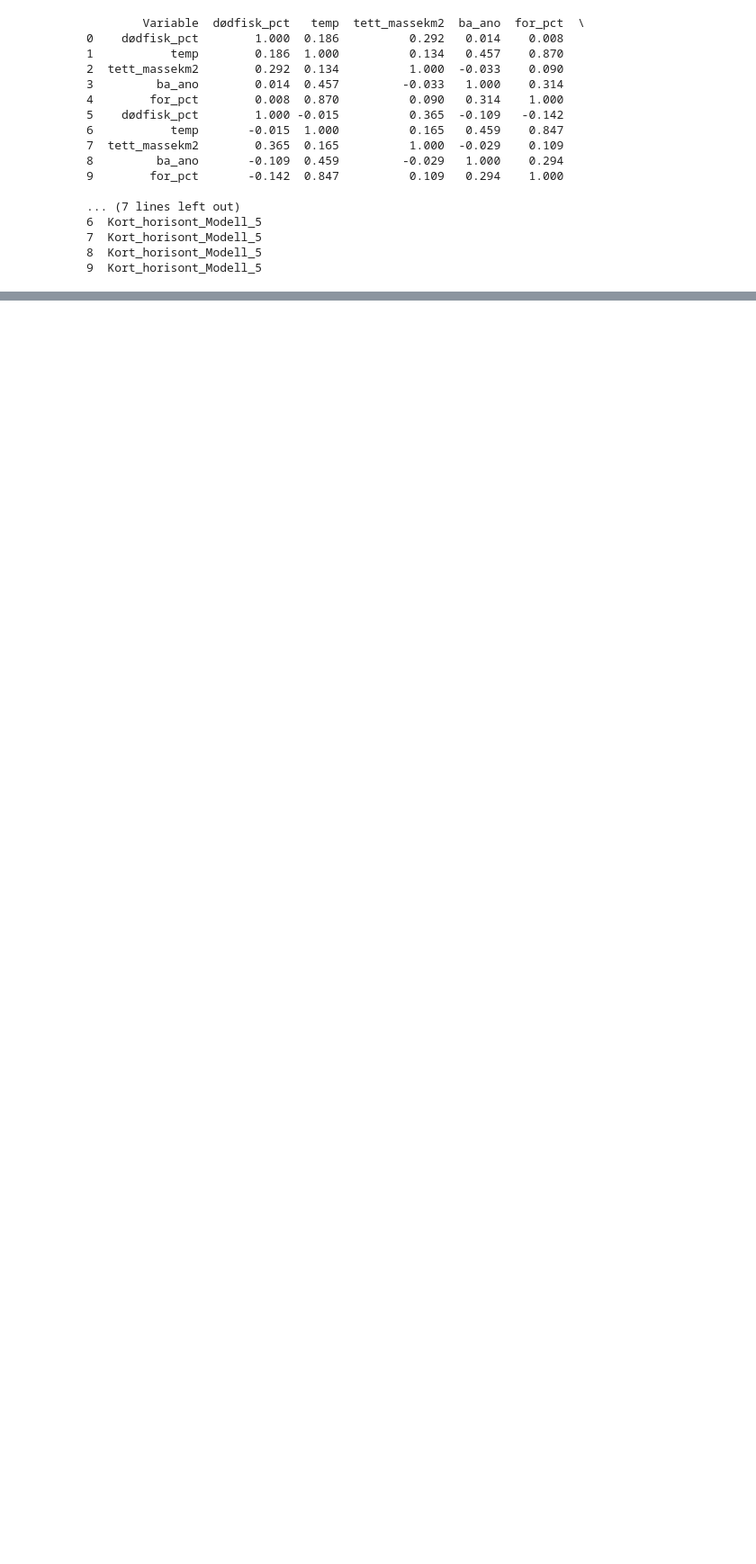
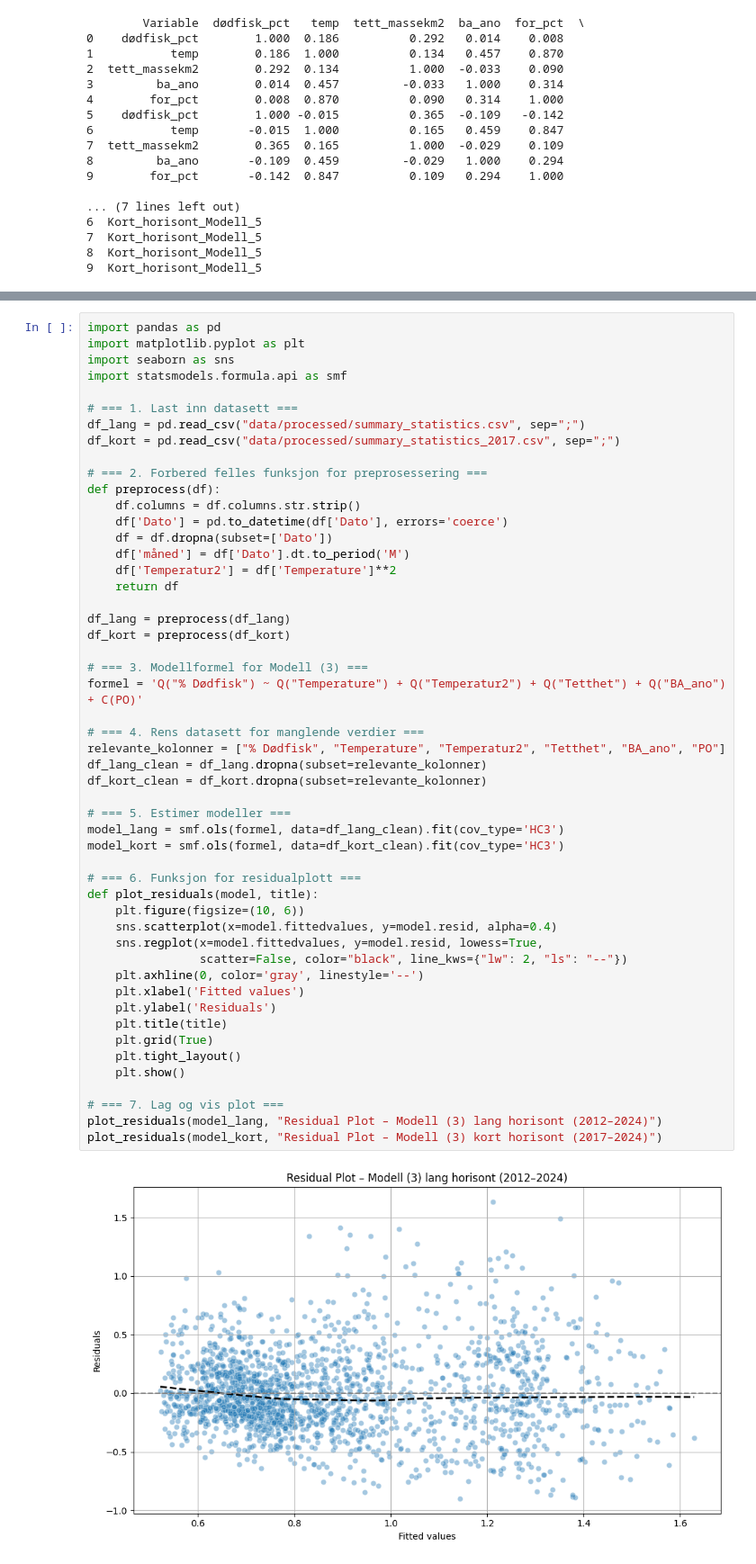
Before and after one commit to kavlikaviar/Bachelor, a Jupyter notebook: Erlend_modell.ipynb, the cells around one changed output, grey strips where cells are left out. Shown at 90% size. Drawn from its saved outputs; the diff is of its cells as text; blank space fills up the shorter version.

```diff
--- a/Erlend_modell.ipynb
+++ b/Erlend_modell.ipynb
@@ -589,0 +783,53 @@ print(combined_df.head(20))
+# %%
+import pandas as pd
+import matplotlib.pyplot as plt
+import seaborn as sns
+import statsmodels.formula.api as smf
+
+# === 1. Last inn datasett ===
+df_lang = pd.read_csv("data/processed/summary_statistics.csv", sep=";")
+df_kort = pd.read_csv("data/processed/summary_statistics_2017.csv", sep=";")
+
+# === 2. Forbered felles funksjon for preprosessering ===
+def preprocess(df):
+    df.columns = df.columns.str.strip()
+    df['Dato'] = pd.to_datetime(df['Dato'], errors='coerce')
+    df = df.dropna(subset=['Dato'])
+    df['måned'] = df['Dato'].dt.to_period('M')
+    df['Temperatur2'] = df['Temperature']**2
+    return df
+
+df_lang = preprocess(df_lang)
+df_kort = preprocess(df_kort)
+
+# === 3. Modellformel for Modell (3) ===
+formel = 'Q("% Dødfisk") ~ Q("Temperature") + Q("Temperatur2") + Q("Tetthet") + Q("BA_ano") + C(PO)'
+
+# === 4. Rens datasett for manglende verdier ===
+relevante_kolonner = ["% Dødfisk", "Temperature", "Temperatur2", "Tetthet", "BA_ano", "PO"]
+df_lang_clean = df_lang.dropna(subset=relevante_kolonner)
+df_kort_clean = df_kort.dropna(subset=relevante_kolonner)
+
+# === 5. Estimer modeller ===
+model_lang = smf.ols(formel, data=df_lang_clean).fit(cov_type='HC3')
+model_kort = smf.ols(formel, data=df_kort_clean).fit(cov_type='HC3')
+
+# === 6. Funksjon for residualplott ===
+def plot_residuals(model, title):
+    plt.figure(figsize=(10, 6))
+    sns.scatterplot(x=model.fittedvalues, y=model.resid, alpha=0.4)
+    sns.regplot(x=model.fittedvalues, y=model.resid, lowess=True,
+                scatter=False, color="black", line_kws={"lw": 2, "ls": "--"})
+    plt.axhline(0, color='gray', linestyle='--')
+    plt.xlabel('Fitted values')
+    plt.ylabel('Residuals')
+    plt.title(title)
+    plt.grid(True)
+    plt.tight_layout()
+    plt.show()
+
+# === 7. Lag og vis plot ===
+plot_residuals(model_lang, "Residual Plot – Modell (3) lang horisont (2012–2024)")
+plot_residuals(model_kort, "Residual Plot – Modell (3) kort horisont (2017–2024)")
+# %% [output]
+[figure, added]
```
Also changed, not shown: parts of 7 cells of this notebook, 1 other file.
